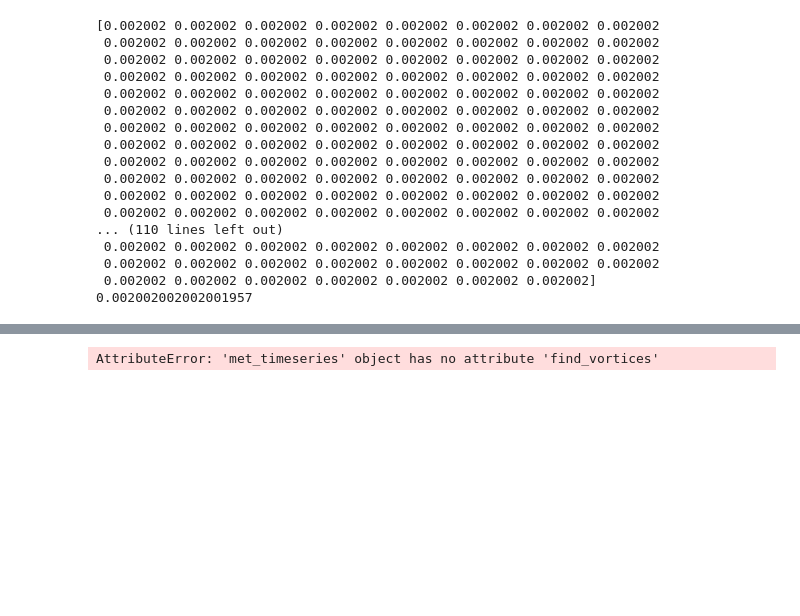
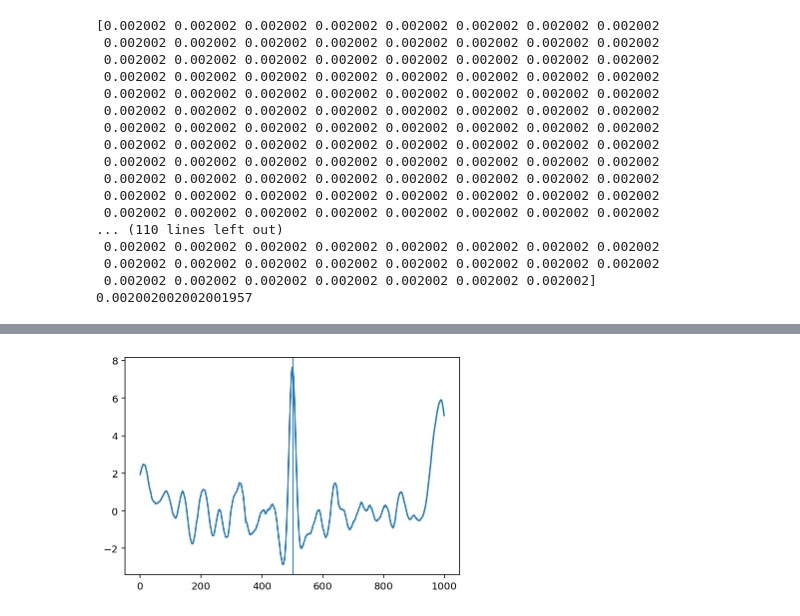
Before and after one commit to BoiseStatePlanetary/muldoon, a Jupyter notebook: examples/Making Muldoon.ipynb, the cells around one changed output, grey strips where cells are left out. Drawn from its saved outputs; the diff is of its cells as text; code cells hidden in the pictures; blank space fills up the shorter version.

```diff
--- a/examples/Making Muldoon.ipynb
+++ b/examples/Making Muldoon.ipynb
@@ -99,5 +101,10 @@ plt.plot(mt.convolution)
 # %%
 # Test find_vortices
-times, peak_widths = mt.find_vortices()
+times, peak_widths = mt.find_vortices(detection_threshold=7)
+plt.plot(mt.convolution)
+plt.axvline(times[0])
+
+# Make sure the max peak in the convolution is the
+assert(mt.time[times[0]] < Gamma)
 # %% [output]
-AttributeError: 'met_timeseries' object has no attribute 'find_vortices'
+[figure, added]
```
Also changed, not shown: parts of 5 cells of this notebook, 4 other files.
